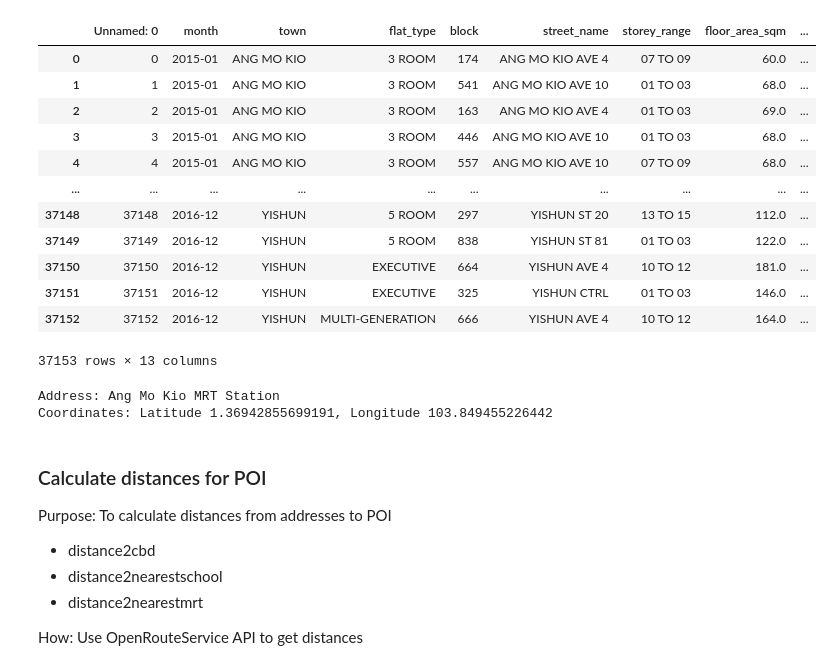
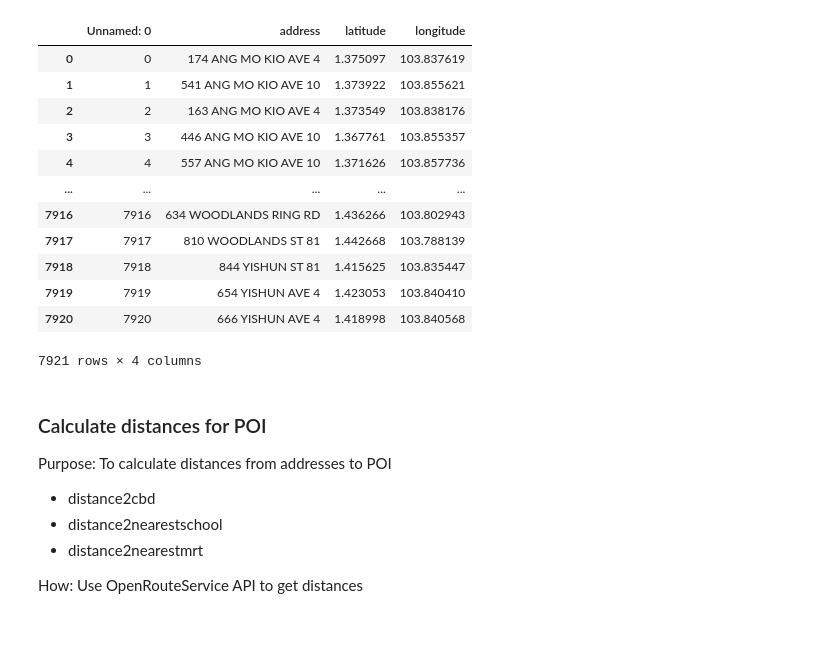
Before and after one commit to pnghaanh/Housing-Price-Time-Series-Forecasting, a Jupyter notebook: src/feature_engineering.ipynb, the cells around one changed output. Saved outputs shown, nothing was run; the diff lists cells and outputs as text; code cells hidden in the pictures; blank space fills up the shorter version.

```diff
--- a/src/feature_engineering.ipynb
+++ b/src/feature_engineering.ipynb
@@ -5,17 +15,17 @@ from api.openrouteservice_api import Coordinate, get_distance_between_two_coordi
 # %%
-df_hdb = pd.read_csv('./data/modified/hdb_cleaned_data.csv')
+df_hdb = pd.read_csv('../data/modified/hdb_coordinates.csv')
 df_hdb
 # %% [output]
-|  | Unnamed: 0 | month | town | flat_type | block | street_name | storey_range | floor_area_sqm | ... |
-| 0 | 0 | 2015-01 | ANG MO KIO | 3 ROOM | 174 | ANG MO KIO AVE 4 | 07 TO 09 | 60.0 | ... |
-| 1 | 1 | 2015-01 | ANG MO KIO | 3 ROOM | 541 | ANG MO KIO AVE 10 | 01 TO 03 | 68.0 | ... |
-| 2 | 2 | 2015-01 | ANG MO KIO | 3 ROOM | 163 | ANG MO KIO AVE 4 | 01 TO 03 | 69.0 | ... |
-| 3 | 3 | 2015-01 | ANG MO KIO | 3 ROOM | 446 | ANG MO KIO AVE 10 | 01 TO 03 | 68.0 | ... |
-| 4 | 4 | 2015-01 | ANG MO KIO | 3 ROOM | 557 | ANG MO KIO AVE 10 | 07 TO 09 | 68.0 | ... |
-| ... | ... | ... | ... | ... | ... | ... | ... | ... | ... |
-| 37148 | 37148 | 2016-12 | YISHUN | 5 ROOM | 297 | YISHUN ST 20 | 13 TO 15 | 112.0 | ... |
-| 37149 | 37149 | 2016-12 | YISHUN | 5 ROOM | 838 | YISHUN ST 81 | 01 TO 03 | 122.0 | ... |
-| 37150 | 37150 | 2016-12 | YISHUN | EXECUTIVE | 664 | YISHUN AVE 4 | 10 TO 12 | 181.0 | ... |
-| 37151 | 37151 | 2016-12 | YISHUN | EXECUTIVE | 325 | YISHUN CTRL | 01 TO 03 | 146.0 | ... |
-| 37152 | 37152 | 2016-12 | YISHUN | MULTI-GENERATION | 666 | YISHUN AVE 4 | 10 TO 12 | 164.0 | ... |
+|  | Unnamed: 0 | address | latitude | longitude |
+| 0 | 0 | 174 ANG MO KIO AVE 4 | 1.375097 | 103.837619 |
+| 1 | 1 | 541 ANG MO KIO AVE 10 | 1.373922 | 103.855621 |
+| 2 | 2 | 163 ANG MO KIO AVE 4 | 1.373549 | 103.838176 |
+| 3 | 3 | 446 ANG MO KIO AVE 10 | 1.367761 | 103.855357 |
+| 4 | 4 | 557 ANG MO KIO AVE 10 | 1.371626 | 103.857736 |
+| ... | ... | ... | ... | ... |
+| 7916 | 7916 | 634 WOODLANDS RING RD | 1.436266 | 103.802943 |
+| 7917 | 7917 | 810 WOODLANDS ST 81 | 1.442668 | 103.788139 |
+| 7918 | 7918 | 844 YISHUN ST 81 | 1.415625 | 103.835447 |
+| 7919 | 7919 | 654 YISHUN AVE 4 | 1.423053 | 103.840410 |
+| 7920 | 7920 | 666 YISHUN AVE 4 | 1.418998 | 103.840568 |
-37153 rows × 13 columns
+7921 rows × 4 columns
@@ -39,5 +31,0 @@ def get_geocoordinates_from_address(address):
-# %%
-get_geocoordinates_from_address("Ang Mo Kio MRT Station")
-# %% [output]
-Address: Ang Mo Kio MRT Station
-Coordinates: Latitude 1.36942855699191, Longitude 103.849455226442
```
Also changed, not shown: parts of 7 cells of this notebook, 4 other files.
